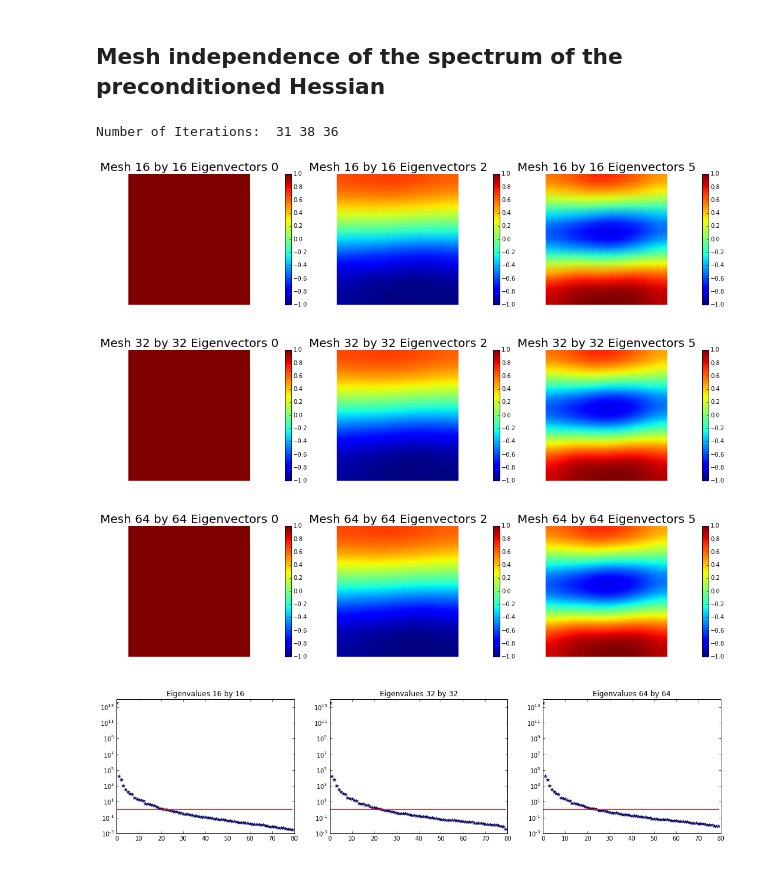
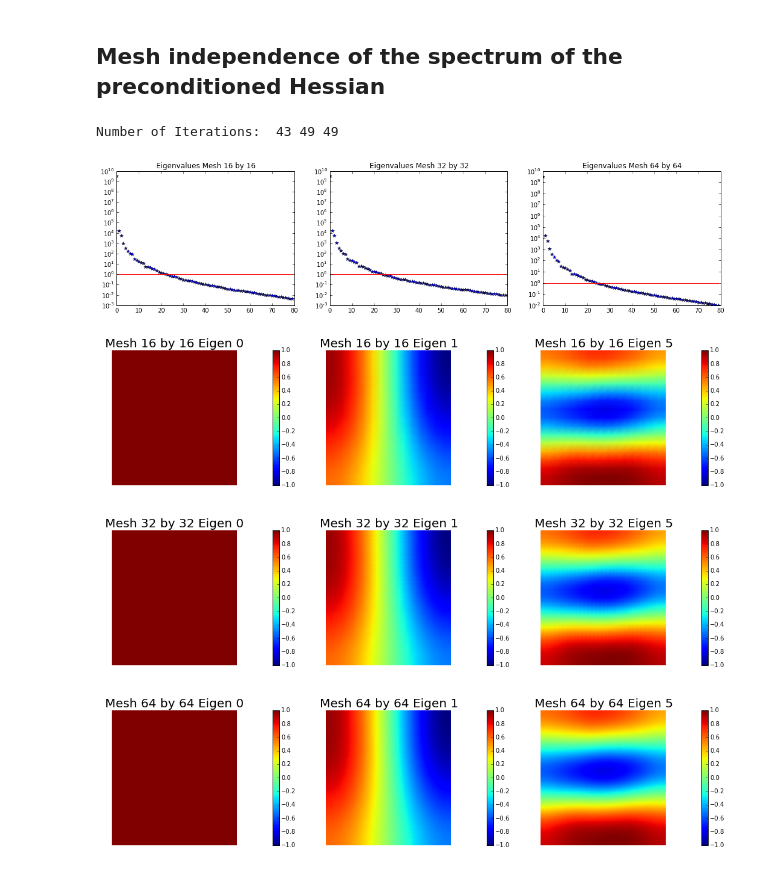
Before and after one commit to bcrestel/localhippylib, a Jupyter notebook: teaching/notebooks/HessianSpectrum_LinearSourceInversion.ipynb, the cells around one changed output. Saved outputs shown, nothing was run; the diff lists cells and outputs as text; code cells hidden in the pictures.

```diff
--- a/teaching/notebooks/HessianSpectrum_LinearSourceInversion.ipynb
+++ b/teaching/notebooks/HessianSpectrum_LinearSourceInversion.ipynb
@@ -58,6 +58,7 @@ def u_boundary(x, on_boundary):
     return on_boundary and x[1] < DOLFIN_EPS
 
 def solve(nx,ny, targets, rel_noise, gamma, delta, verbose=True):
+    np.random.seed(seed=2)
     mesh = UnitSquareMesh(nx, ny)
     Vh1 = FunctionSpace(mesh, 'Lagrange', 1)
 
@@ -152,12 +153,7 @@ def solve(nx,ny, targets, rel_noise, gamma, delta, verbose=True):
         nb.plot_eigenvectors(Vh[PARAMETER], U, mytitle="Eigenvectors", which=[0,1,2,5,10,15])
         plt.show()
 
-
-    if not verbose:
-        nb.plot_eigenvectors(Vh[PARAMETER], U, mytitle="Mesh {0} by {1} Eigenvectors".format(nx,ny), which=[0,2,5])
-        plt.show()
-
-    return d, solver.iter
+    return d, U, Vh[PARAMETER], solver.iter
 # %% [markdown]
 ## Solution of the source inversion problem
 # %%
@@ -190,19 +186,32 @@ Double Pass Algorithm. Requested eigenvectors: 80; Oversampling 5.
 # %% [markdown]
 ## Mesh independence of the spectrum of the preconditioned Hessian
 # %%
+gamma = 70.
+delta = 1e-1
+
+k = Expression("1.0")
+v = Expression(("0.0", "0.0"))
+c = Expression("0.")
+
 n = [16,32,64]
-d1, niter1 = solve(n[0],n[0], targets, rel_noise, gamma, delta,verbose=False)
-d2, niter2 = solve(n[1],n[1], targets, rel_noise, gamma, delta,verbose=False)
-d3, niter3 = solve(n[2],n[2], targets, rel_noise, gamma, delta,verbose=False)
+d1, U1, Va1, niter1 = solve(n[0],n[0], targets, rel_noise, gamma, delta,verbose=False)
+d2, U2, Va2, niter2 = solve(n[1],n[1], targets, rel_noise, gamma, delta,verbose=False)
+d3, U3, Va3, niter3 = solve(n[2],n[2], targets, rel_noise, gamma, delta,verbose=False)
 
 print "Number of Iterations: ", niter1, niter2, niter3
 plt.figure(figsize=(18,4))
-nb.plot_eigenvalues(d1, mytitle="Eigenvalues {0} by {1}".format(n[0],n[0]), subplot_loc=131)
-nb.plot_eigenvalues(d2, mytitle="Eigenvalues {0} by {1}".format(n[1],n[1]), subplot_loc=132)
-nb.plot_eigenvalues(d3, mytitle="Eigenvalues {0} by {1}".format(n[2],n[2]), subplot_loc=133)
+nb.plot_eigenvalues(d1, mytitle="Eigenvalues Mesh {0} by {1}".format(n[0],n[0]), subplot_loc=131)
+nb.plot_eigenvalues(d2, mytitle="Eigenvalues Mesh {0} by {1}".format(n[1],n[1]), subplot_loc=132)
+nb.plot_eigenvalues(d3, mytitle="Eigenvalues Mesh {0} by {1}".format(n[2],n[2]), subplot_loc=133)
+
+nb.plot_eigenvectors(Va1, U1, mytitle="Mesh {0} by {1} Eigen".format(n[0],n[0]), which=[0,1,5])
+nb.plot_eigenvectors(Va2, U2, mytitle="Mesh {0} by {1} Eigen".format(n[1],n[1]), which=[0,1,5])
+nb.plot_eigenvectors(Va3, U3, mytitle="Mesh {0} by {1} Eigen".format(n[2],n[2]), which=[0,1,5])
+
+plt.show()
 # %% [output]
-Number of Iterations:  31 38 36
+Number of Iterations:  43 49 49
-[figure, old version]
+[figure, new version]
-[figure, old version]
+[figure, new version]
-[figure, old version]
+[figure, new version]
-[figure, old version]
+[figure, new version]
```
Also changed, not shown: parts of 5 cells of this notebook.
